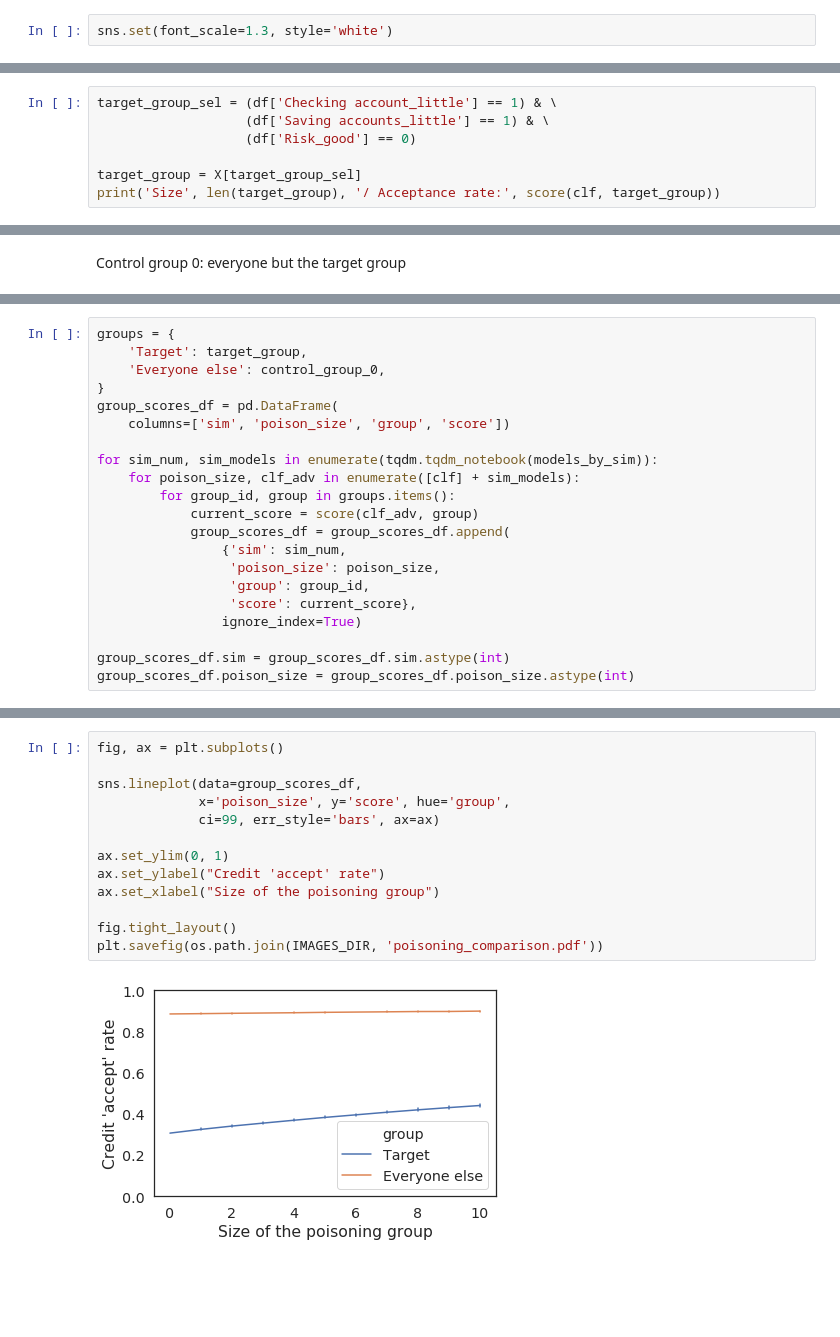
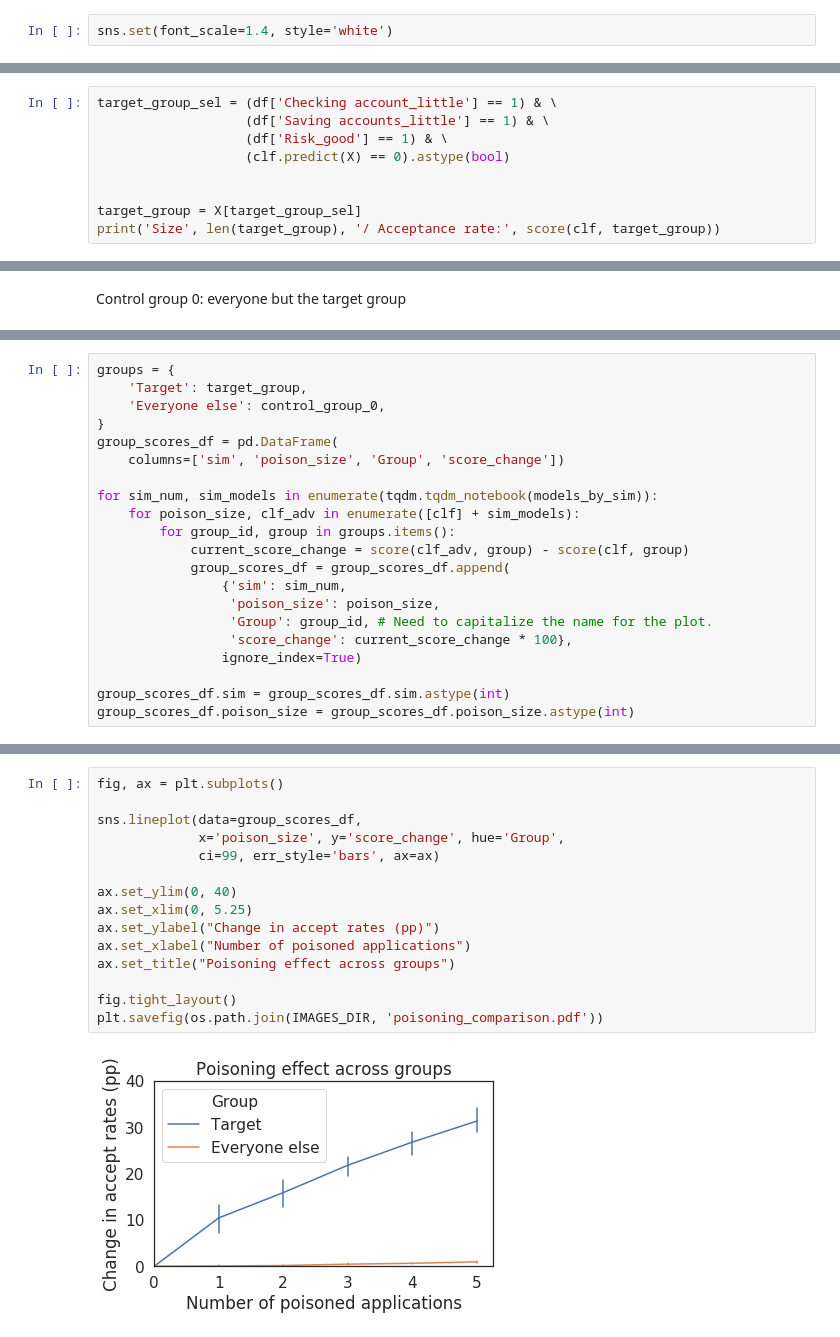
Before and after one commit to spring-epfl/pots, a Jupyter notebook: notebooks/credit_poisoning.ipynb, the cells around one changed output, grey strips where cells are left out. Cells and saved outputs as stored; diff of their text form; blank space fills up the shorter version.

Commit message:
Update notebook --- new groups, new plots

```diff
--- a/notebooks/credit_poisoning.ipynb
+++ b/notebooks/credit_poisoning.ipynb
@@ -59,7 +59,7 @@ for sim in tqdm.tqdm_notebook(sim_datasets):
 # %% [markdown]
 ## Visualize the effects of poisoning
 # %%
-sns.set(font_scale=1.3, style='white')
+sns.set(font_scale=1.4, style='white')
 # %%
 def score(clf, group):
     return np.mean(clf.predict(group) == 1)
@@ -68,7 +68,9 @@ Target group
 # %%
 target_group_sel = (df['Checking account_little'] == 1) & \
                    (df['Saving accounts_little'] == 1) & \
-                   (df['Risk_good'] == 0)
+                   (df['Risk_good'] == 1) & \
+                   (clf.predict(X) == 0).astype(bool)
+
 
 target_group = X[target_group_sel]
 print('Size', len(target_group), '/ Acceptance rate:', score(clf, target_group))
@@ -88,17 +90,17 @@ groups = {
     'Everyone else': control_group_0,
 }
 group_scores_df = pd.DataFrame(
-    columns=['sim', 'poison_size', 'group', 'score'])
+    columns=['sim', 'poison_size', 'Group', 'score_change'])
 
 for sim_num, sim_models in enumerate(tqdm.tqdm_notebook(models_by_sim)):
     for poison_size, clf_adv in enumerate([clf] + sim_models):
         for group_id, group in groups.items():
-            current_score = score(clf_adv, group)
+            current_score_change = score(clf_adv, group) - score(clf, group)
             group_scores_df = group_scores_df.append(
                 {'sim': sim_num,
                  'poison_size': poison_size,
-                 'group': group_id,
-                 'score': current_score},
+                 'Group': group_id, # Need to capitalize the name for the plot.
+                 'score_change': current_score_change * 100},
                 ignore_index=True)
 
 group_scores_df.sim = group_scores_df.sim.astype(int)
@@ -108,17 +110,19 @@ group_scores_df.poison_size = group_scores_df.poison_size.astype(int)
 # %%
 fig, ax = plt.subplots()
 
 sns.lineplot(data=group_scores_df,
-             x='poison_size', y='score', hue='group',
+             x='poison_size', y='score_change', hue='Group',
              ci=99, err_style='bars', ax=ax)
 
-ax.set_ylim(0, 1)
-ax.set_ylabel("Credit 'accept' rate")
-ax.set_xlabel("Size of the poisoning group")
+ax.set_ylim(0, 40)
+ax.set_xlim(0, 5.25)
+ax.set_ylabel("Change in accept rates (pp)")
+ax.set_xlabel("Number of poisoned applications")
+ax.set_title("Poisoning effect across groups")
 
 fig.tight_layout()
 plt.savefig(os.path.join(IMAGES_DIR, 'poisoning_comparison.pdf'))
 # %% [output]
-[figure, old version]
+[figure, new version]
 # %%
 fig, ax = plt.subplots()
```
Also changed, not shown: parts of 4 cells of this notebook, 1 other file.
